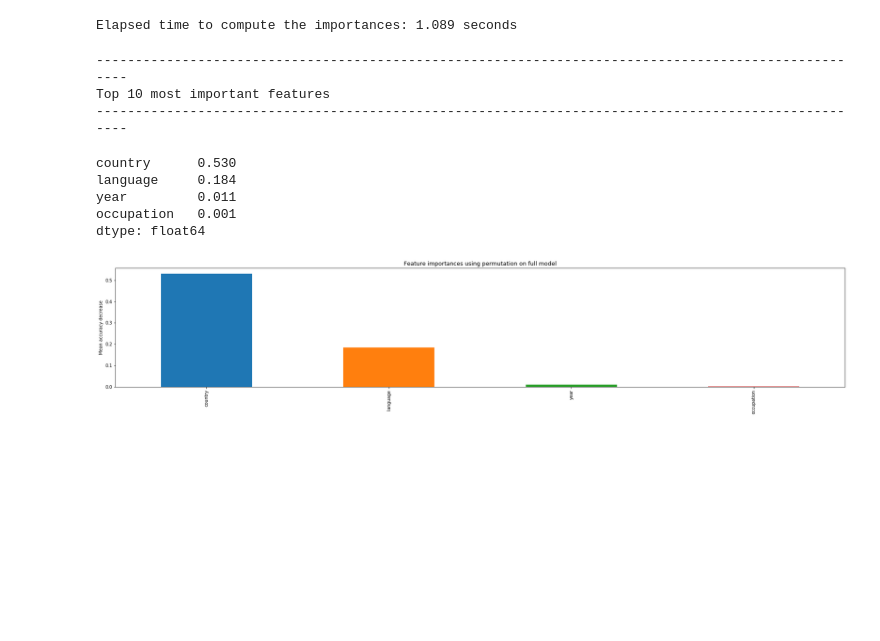
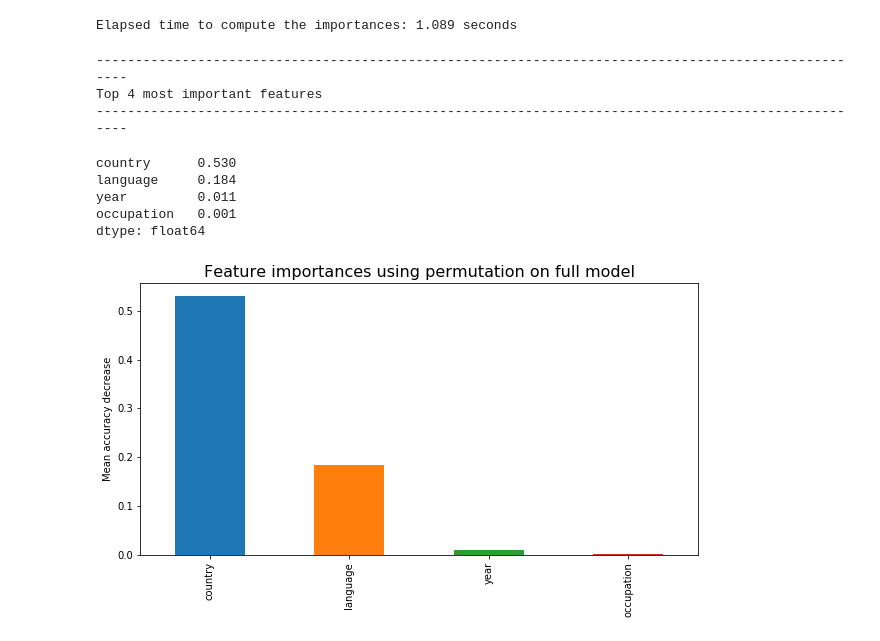
Before and after one commit to victorchenberkeley/ucb_w207_project_wvs, a Jupyter notebook: notebooks/frank_staszak_final_proj_baseline.ipynb, the cells around one changed output. Cells and saved outputs as stored; diff of their text form; code cells hidden in the pictures; blank space fills up the shorter version.

Commit message:
Format feature importance plot.

```diff
--- a/notebooks/frank_staszak_final_proj_baseline.ipynb
+++ b/notebooks/frank_staszak_final_proj_baseline.ipynb
@@ -219,12 +219,12 @@ Feature importance based on feature permutation
 Elapsed time to compute the importances: 1.089 seconds
 # %%
 print("-" * 100)
-print("Top 10 most important features")
+print("Top 4 most important features")
 print("-" * 100)
 lasso_importances.sort_values(ascending=False).head(10)
 # %% [output]
 ----------------------------------------------------------------------------------------------------
-Top 10 most important features
+Top 4 most important features
 ----------------------------------------------------------------------------------------------------
 country      0.530
 language     0.184
@@ -232,10 +232,10 @@ year         0.011
 occupation   0.001
 dtype: float64
 # %%
-lasso_importances.sort_values(ascending=False).plot(kind='bar', figsize=(30,5), color=colors)
+lasso_importances.sort_values(ascending=False).plot(kind='bar', figsize=(10,5), color=colors)
 plt.title("Feature importances using permutation on full model", fontdict={'fontsize': fontsize})
 plt.ylabel("Mean accuracy decrease")
 plt.show()
 plt.close()
 # %% [output]
-[figure, old version]
+[figure, new version]
```
